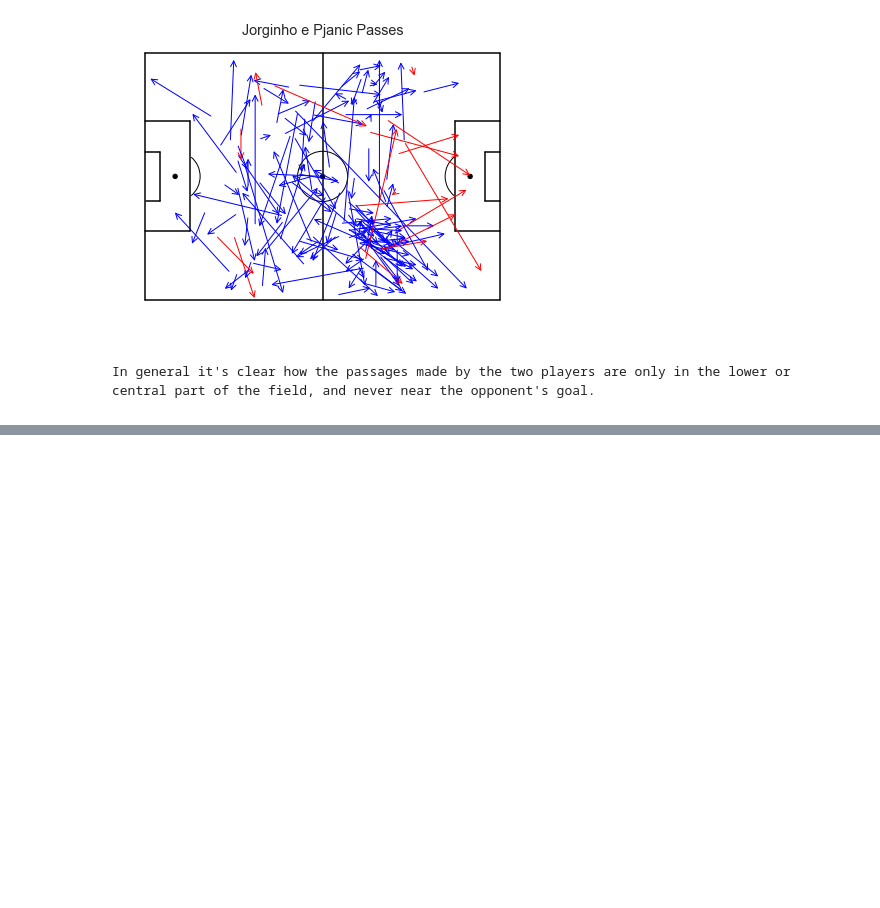
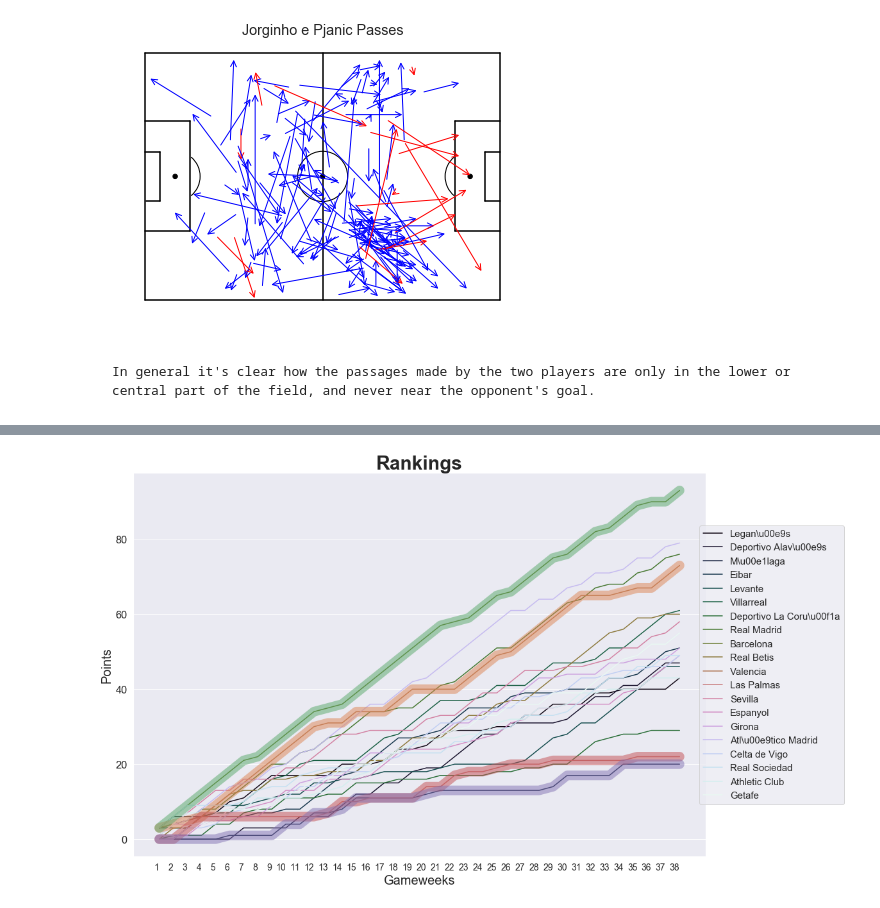
Before and after one commit to silviuspac/Homework_2, a Jupyter notebook: main.ipynb, the cells around one changed output, grey strips where cells are left out. Cells and saved outputs as stored; diff of their text form; code cells hidden in the pictures; blank space fills up the shorter version.

```diff
--- a/main.ipynb
+++ b/main.ipynb
@@ -329,0 +326,5 @@ hlp.plotPassesMap(all_passes, "Jorginho e Pjanic Passes")
+# %%
+spa_df = hlp.load_games(paths["spa"])
+f.get_points_by_week(spa_df)
+# %% [output]
+[figure, added]
```
Also changed, not shown: parts of 42 cells of this notebook, 7 other files.
